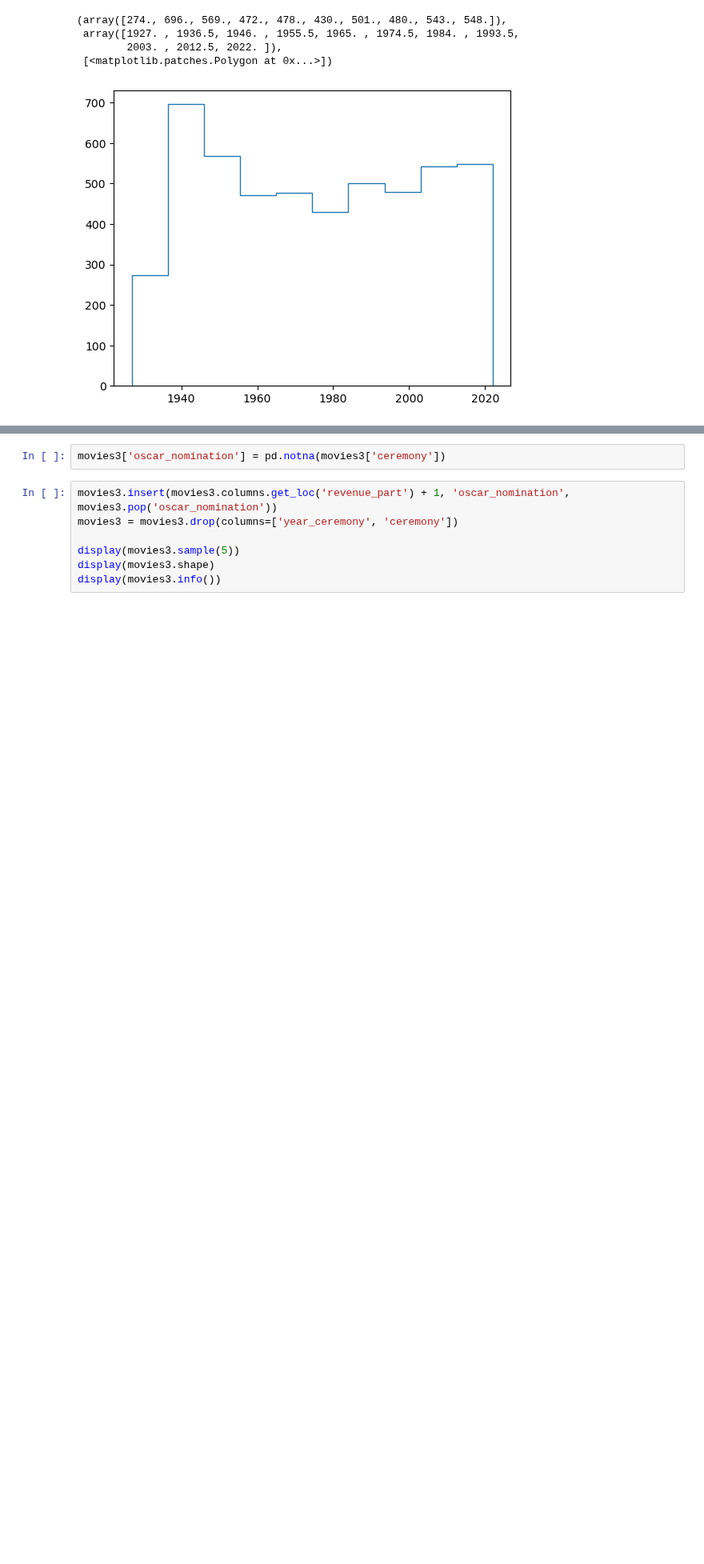
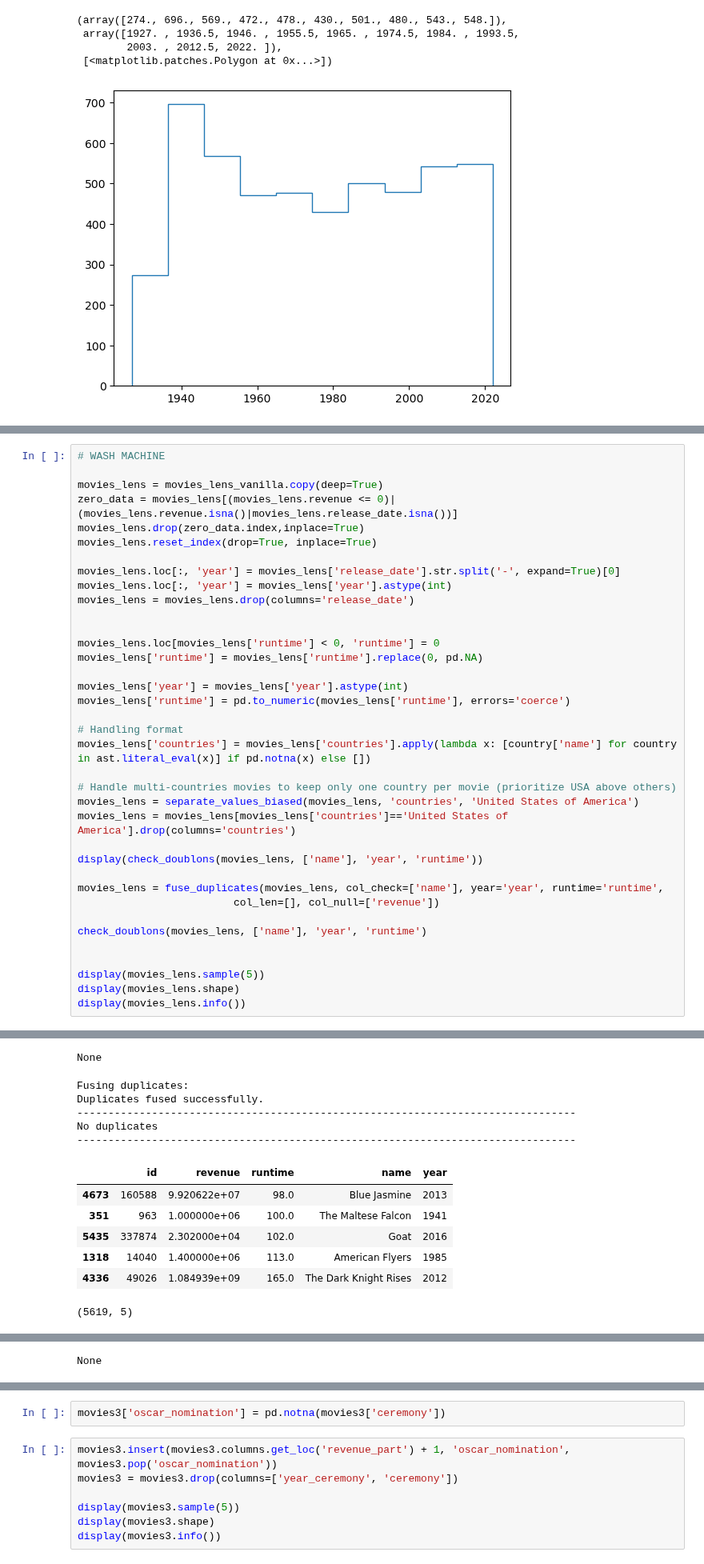
Before and after one commit to epfl-ada/ada-2023-project-thewestbobers, a Jupyter notebook: milestoneP3.ipynb, the cells around one changed output, grey strips where cells are left out. Shown at 80% size. Saved outputs shown, nothing was run; the diff lists cells and outputs as text; blank space fills up the shorter version.

```diff
--- a/milestoneP3.ipynb
+++ b/milestoneP3.ipynb
@@ -233,0 +391,38 @@ plt.hist(awards_condensed.year, histtype='step')
+# %%
+# WASH MACHINE
+
+movies_lens = movies_lens_vanilla.copy(deep=True)
+zero_data = movies_lens[(movies_lens.revenue <= 0)|(movies_lens.revenue.isna()|movies_lens.release_date.isna())]
+movies_lens.drop(zero_data.index,inplace=True)
+movies_lens.reset_index(drop=True, inplace=True)
+
+movies_lens.loc[:, 'year'] = movies_lens['release_date'].str.split('-', expand=True)[0]
+movies_lens.loc[:, 'year'] = movies_lens['year'].astype(int)
+movies_lens = movies_lens.drop(columns='release_date')
+
+
+movies_lens.loc[movies_lens['runtime'] < 0, 'runtime'] = 0
+movies_lens['runtime'] = movies_lens['runtime'].replace(0, pd.NA)
+
+movies_lens['year'] = movies_lens['year'].astype(int)
+movies_lens['runtime'] = pd.to_numeric(movies_lens['runtime'], errors='coerce')
+
+# Handling format
+movies_lens['countries'] = movies_lens['countries'].apply(lambda x: [country['name'] for country in ast.literal_eval(x)] if pd.notna(x) else [])
+
+# Handle multi-countries movies to keep only one country per movie (prioritize USA above others)
+movies_lens = separate_values_biased(movies_lens, 'countries', 'United States of America')
+movies_lens = movies_lens[movies_lens['countries']=='United States of America'].drop(columns='countries')
+
+display(check_doublons(movies_lens, ['name'], 'year', 'runtime'))
+
+movies_lens = fuse_duplicates(movies_lens, col_check=['name'], year='year', runtime='runtime',
+                         col_len=[], col_null=['revenue'])
+
+check_doublons(movies_lens, ['name'], 'year', 'runtime')
+
+
+display(movies_lens.sample(5))
+display(movies_lens.shape)
+display(movies_lens.info())
+# %% [output]
@@ -233,0 +440,13 @@ plt.hist(awards_condensed.year, histtype='step')
+None
+Fusing duplicates:
+Duplicates fused successfully.
+--------------------------------------------------------------------------------
+No duplicates
+--------------------------------------------------------------------------------
+|  | id | revenue | runtime | name | year |
+| 4673 | 160588 | 9.920622e+07 | 98.0 | Blue Jasmine | 2013 |
+| 351 | 963 | 1.000000e+06 | 100.0 | The Maltese Falcon | 1941 |
+| 5435 | 337874 | 2.302000e+04 | 102.0 | Goat | 2016 |
+| 1318 | 14040 | 1.400000e+06 | 113.0 | American Flyers | 1985 |
+| 4336 | 49026 | 1.084939e+09 | 165.0 | The Dark Knight Rises | 2012 |
+(5619, 5)
@@ -233,0 +465 @@ plt.hist(awards_condensed.year, histtype='step')
+None
```
Also changed, not shown: parts of 21 cells of this notebook.
